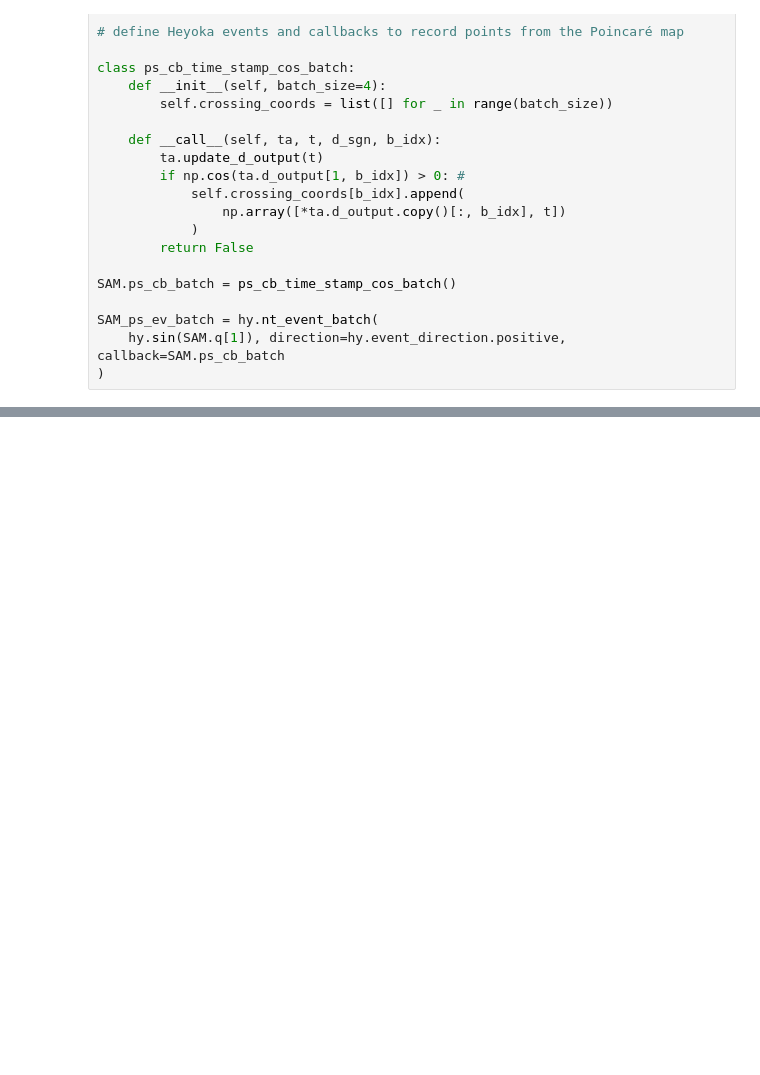
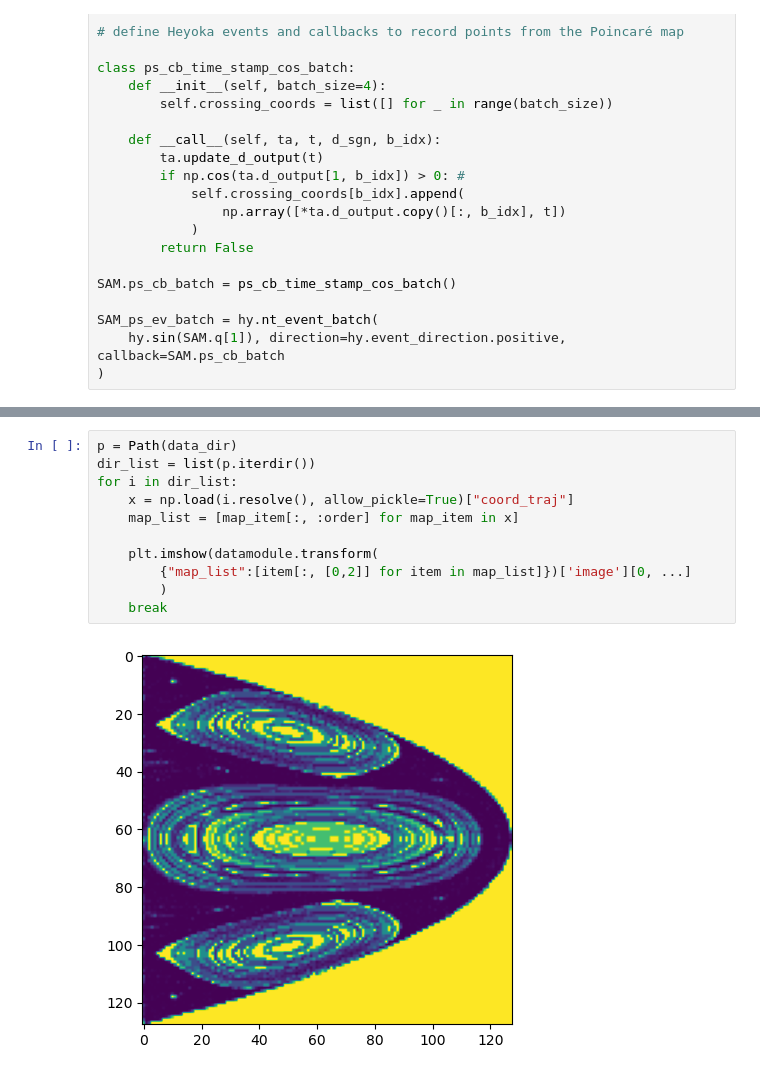
Before and after one commit to connorsteph/parameter_regression_from_return_maps_paper_code, a Jupyter notebook: SAM_map_visualizations.ipynb, the cells around one changed output, grey strips where cells are left out. Saved outputs shown, nothing was run; the diff lists cells and outputs as text; blank space fills up the shorter version.

```diff
--- a/SAM_map_visualizations.ipynb
+++ b/SAM_map_visualizations.ipynb
@@ -222,0 +236,13 @@ TypeError: list indices must be integers or slices, not str
+# %%
+p = Path(data_dir)
+dir_list = list(p.iterdir())
+for i in dir_list:
+    x = np.load(i.resolve(), allow_pickle=True)["coord_traj"]
+    map_list = [map_item[:, :order] for map_item in x]
+
+    plt.imshow(datamodule.transform(
+        {"map_list":[item[:, [0,2]] for item in map_list]})['image'][0, ...]
+        )
+    break
+# %% [output]
+[figure, added]
```
Also changed, not shown: parts of 8 cells of this notebook, 6 other files.
